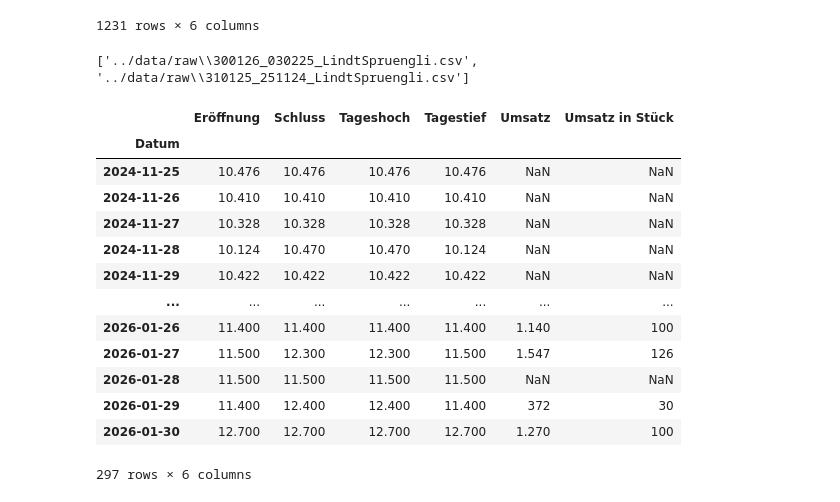
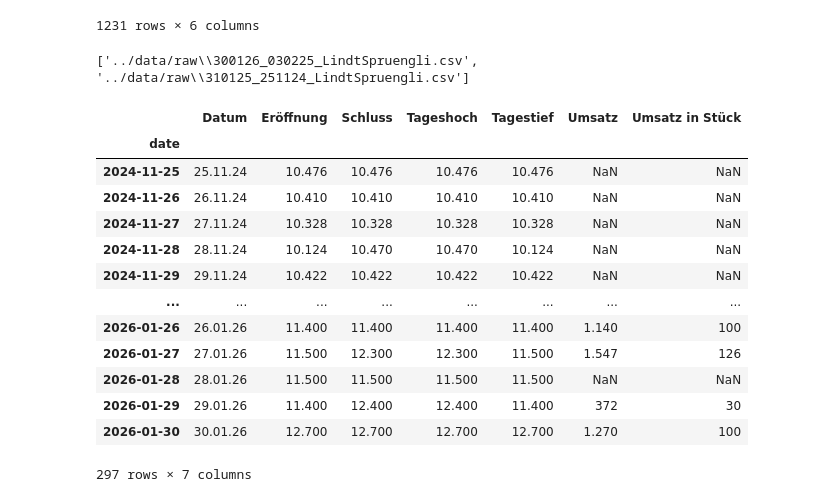
Before and after one commit to salimaabdalla/dpp_projekt_2026, a Jupyter notebook: notebooks/02_shareprice_daily_to_monthly.ipynb, the cells around one changed output. Saved outputs shown, nothing was run; the diff lists cells and outputs as text; code cells hidden in the pictures.

Commit message:
Adjusted dates

```diff
--- a/notebooks/02_shareprice_daily_to_monthly.ipynb
+++ b/notebooks/02_shareprice_daily_to_monthly.ipynb
@@ -163,39 +163,39 @@ df_Ferrero
 # %%
 # alle LindtSpruengli Dateien finden
 file_list = glob('../data/raw/*_*_LindtSpruengli.csv')
 print(file_list)
 
 df_LindtSpruengli = pd.DataFrame()
 for file in file_list:
 
     # CSV-Datei einlesen
     df = pd.read_csv(file, sep=';', decimal=',', skiprows=1)
 
     # Datum in datetime umwandeln und als Index setzen
-    df['Datum'] = pd.to_datetime(df['Datum'], format='%d.%m.%y')
-    df.set_index('Datum', inplace=True)
+    df['date'] = pd.to_datetime(df['Datum'], format='%d.%m.%y')
+    df.set_index('date', inplace=True)
 
     # concating dataframes
     df_LindtSpruengli = pd.concat([df_LindtSpruengli, df], axis=0)
 
 df_LindtSpruengli.sort_index(inplace=True)
 df_LindtSpruengli
 # %% [output]
 ['../data/raw\\300126_030225_LindtSpruengli.csv', '../data/raw\\310125_251124_LindtSpruengli.csv']
-|  | Eröffnung | Schluss | Tageshoch | Tagestief | Umsatz | Umsatz in Stück |
-| Datum |  |  |  |  |  |  |
-| 2024-11-25 | 10.476 | 10.476 | 10.476 | 10.476 | NaN | NaN |
-| 2024-11-26 | 10.410 | 10.410 | 10.410 | 10.410 | NaN | NaN |
-| 2024-11-27 | 10.328 | 10.328 | 10.328 | 10.328 | NaN | NaN |
-| 2024-11-28 | 10.124 | 10.470 | 10.470 | 10.124 | NaN | NaN |
-| 2024-11-29 | 10.422 | 10.422 | 10.422 | 10.422 | NaN | NaN |
-| ... | ... | ... | ... | ... | ... | ... |
-| 2026-01-26 | 11.400 | 11.400 | 11.400 | 11.400 | 1.140 | 100 |
-| 2026-01-27 | 11.500 | 12.300 | 12.300 | 11.500 | 1.547 | 126 |
-| 2026-01-28 | 11.500 | 11.500 | 11.500 | 11.500 | NaN | NaN |
-| 2026-01-29 | 11.400 | 12.400 | 12.400 | 11.400 | 372 | 30 |
-| 2026-01-30 | 12.700 | 12.700 | 12.700 | 12.700 | 1.270 | 100 |
+|  | Datum | Eröffnung | Schluss | Tageshoch | Tagestief | Umsatz | Umsatz in Stück |
+| date |  |  |  |  |  |  |  |
+| 2024-11-25 | 25.11.24 | 10.476 | 10.476 | 10.476 | 10.476 | NaN | NaN |
+| 2024-11-26 | 26.11.24 | 10.410 | 10.410 | 10.410 | 10.410 | NaN | NaN |
+| 2024-11-27 | 27.11.24 | 10.328 | 10.328 | 10.328 | 10.328 | NaN | NaN |
+| 2024-11-28 | 28.11.24 | 10.124 | 10.470 | 10.470 | 10.124 | NaN | NaN |
+| 2024-11-29 | 29.11.24 | 10.422 | 10.422 | 10.422 | 10.422 | NaN | NaN |
+| ... | ... | ... | ... | ... | ... | ... | ... |
+| 2026-01-26 | 26.01.26 | 11.400 | 11.400 | 11.400 | 11.400 | 1.140 | 100 |
+| 2026-01-27 | 27.01.26 | 11.500 | 12.300 | 12.300 | 11.500 | 1.547 | 126 |
+| 2026-01-28 | 28.01.26 | 11.500 | 11.500 | 11.500 | 11.500 | NaN | NaN |
+| 2026-01-29 | 29.01.26 | 11.400 | 12.400 | 12.400 | 11.400 | 372 | 30 |
+| 2026-01-30 | 30.01.26 | 12.700 | 12.700 | 12.700 | 12.700 | 1.270 | 100 |
-297 rows × 6 columns
+297 rows × 7 columns
 # %%
 # monatliche Durchschnittswerte berechnen als letzter Tag im Monat
 df_ferrero = df_Ferrero.loc[:, 'Schluss'].resample('ME').mean()
```
Also changed, not shown: parts of 1 cell of this notebook, 2 other files.
